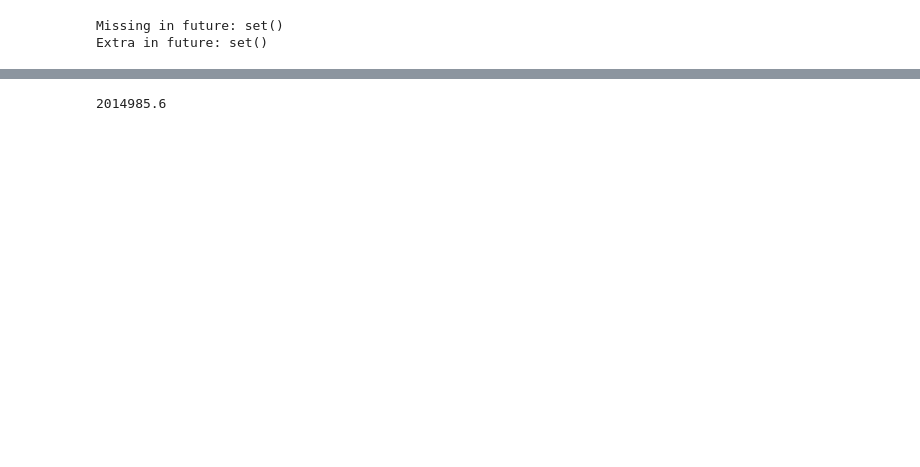
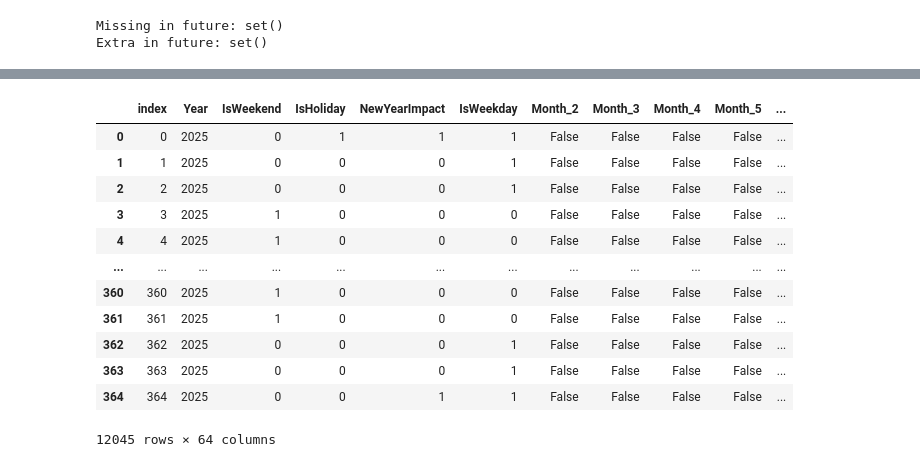
Before and after one commit to Murilosarto/SQL-Study, a Jupyter notebook: Forecasting.ipynb, the cells around one changed output, grey strips where cells are left out. Drawn from its saved outputs; the diff is of its cells as text; code cells hidden in the pictures; blank space fills up the shorter version.

```diff
--- a/Forecasting.ipynb
+++ b/Forecasting.ipynb
@@ -30,7 +37,7 @@ df = df[df['NAID'] != 'BRU70']
 df['Canal'] = df.apply(lambda x: 'Digital' if x['NAID'] == 'BRA02' else 'Own Stores' if
                        x['NAID'] == 'BR996' else 'Retail',axis=1)
 # %%
-df['TOP_CORRIDOR'] = df['CORRIDOR'].apply(lambda x: 'OTHERS' if x != 'AR' and x != 'CO' and x != 'BO' and
+df['Corredor'] = df['CORRIDOR'].apply(lambda x: 'OTHERS' if x != 'AR' and x != 'CO' and x != 'BO' and
                                           x != 'MZ' and x != 'US' and x != 'PT' and
                                           x != 'CL' and x != 'PY' and x != 'PE' and x != 'HT' else x)
 # %%
@@ -118,7 +127,7 @@ fig.show(renderer='colab')
 # %% [output]
 [interactive output not drawn]
 # %%
-future_df = pd.date_range(start="2025-01-01",periods=31,freq='D')
+future_df = pd.date_range(start="2025-01-01",periods=365,freq='D')
 
 future_df = pd.DataFrame({'Date':future_df})
 future_df['Year'] = future_df['Date'].dt.year
@@ -334,5 +304 @@ df_predictions = pd.concat(all_predictions)
-# %%
-df_predictions['Predicted_transactions'].sum()
-# %% [output]
-2014985.6
 # %%
@@ -339,0 +306,16 @@ df_predictions.to_excel('/content/Check.xlsx')
+# %%
+final_predictions
+# %% [output]
+|  | index | Year | IsWeekend | IsHoliday | NewYearImpact | IsWeekday | Month_2 | Month_3 | Month_4 | Month_5 | ... |
+| 0 | 0 | 2025 | 0 | 1 | 1 | 1 | False | False | False | False | ... |
+| 1 | 1 | 2025 | 0 | 0 | 0 | 1 | False | False | False | False | ... |
+| 2 | 2 | 2025 | 0 | 0 | 0 | 1 | False | False | False | False | ... |
+| 3 | 3 | 2025 | 1 | 0 | 0 | 0 | False | False | False | False | ... |
+| 4 | 4 | 2025 | 1 | 0 | 0 | 0 | False | False | False | False | ... |
+| ... | ... | ... | ... | ... | ... | ... | ... | ... | ... | ... | ... |
+| 360 | 360 | 2025 | 1 | 0 | 0 | 0 | False | False | False | False | ... |
+| 361 | 361 | 2025 | 1 | 0 | 0 | 0 | False | False | False | False | ... |
+| 362 | 362 | 2025 | 0 | 0 | 0 | 1 | False | False | False | False | ... |
+| 363 | 363 | 2025 | 0 | 0 | 0 | 1 | False | False | False | False | ... |
+| 364 | 364 | 2025 | 0 | 0 | 1 | 1 | False | False | False | False | ... |
+12045 rows × 64 columns
```
Also changed, not shown: parts of 8 cells of this notebook.
